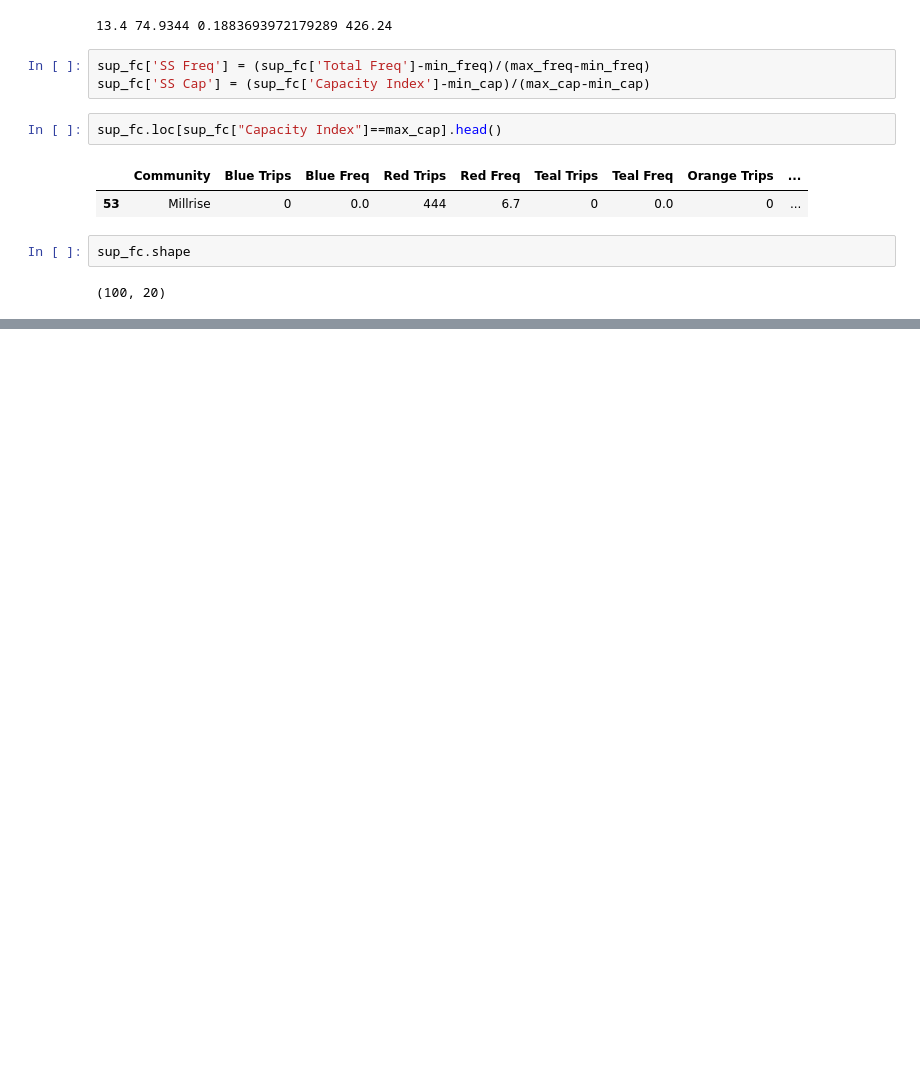
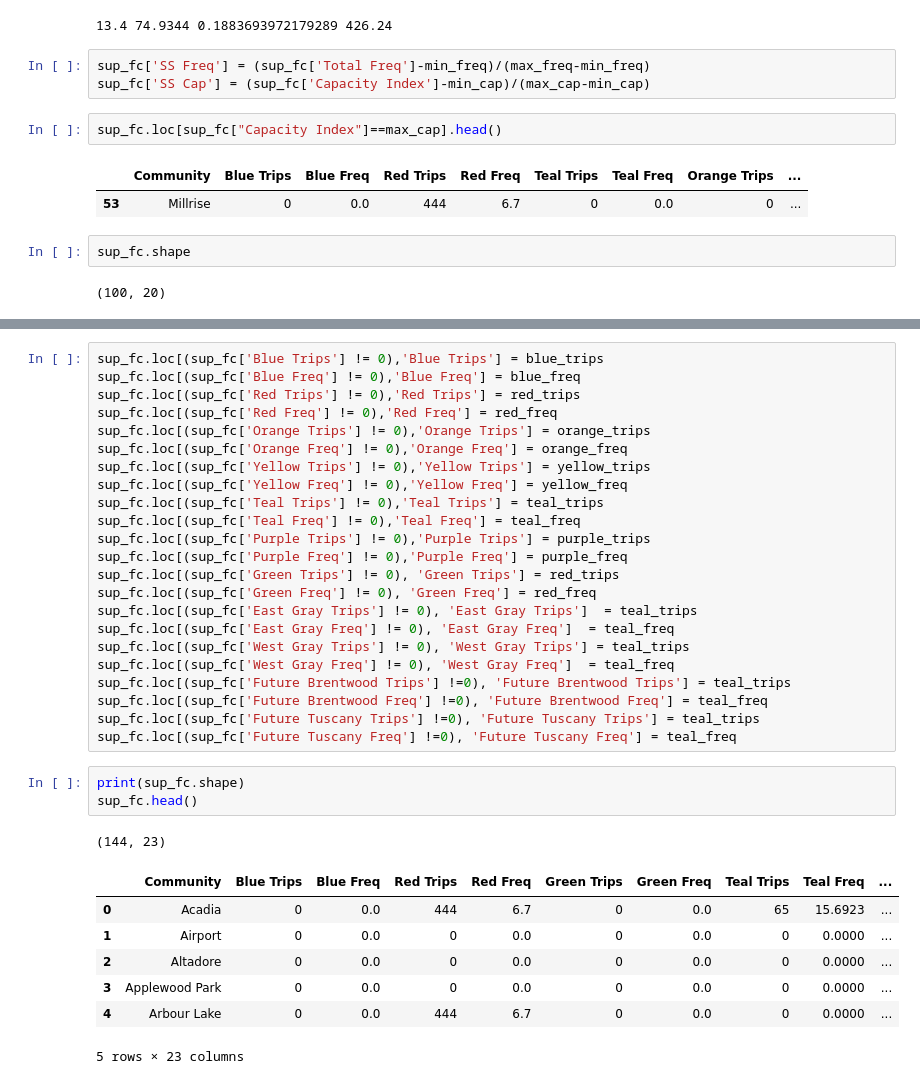
Before and after one commit to sulemanbasit/Calgary-Transit-Economic-Gap-Analysis, a Jupyter notebook: ctga.ipynb, the cells around one changed output, grey strips where cells are left out. Cells and saved outputs as stored; diff of their text form; blank space fills up the shorter version.

```diff
--- a/ctga.ipynb
+++ b/ctga.ipynb
@@ -438,0 +477,35 @@ sup_fc.shape
+# %%
+sup_fc.loc[(sup_fc['Blue Trips'] != 0),'Blue Trips'] = blue_trips
+sup_fc.loc[(sup_fc['Blue Freq'] != 0),'Blue Freq'] = blue_freq
+sup_fc.loc[(sup_fc['Red Trips'] != 0),'Red Trips'] = red_trips
+sup_fc.loc[(sup_fc['Red Freq'] != 0),'Red Freq'] = red_freq
+sup_fc.loc[(sup_fc['Orange Trips'] != 0),'Orange Trips'] = orange_trips
+sup_fc.loc[(sup_fc['Orange Freq'] != 0),'Orange Freq'] = orange_freq
+sup_fc.loc[(sup_fc['Yellow Trips'] != 0),'Yellow Trips'] = yellow_trips
+sup_fc.loc[(sup_fc['Yellow Freq'] != 0),'Yellow Freq'] = yellow_freq
+sup_fc.loc[(sup_fc['Teal Trips'] != 0),'Teal Trips'] = teal_trips
+sup_fc.loc[(sup_fc['Teal Freq'] != 0),'Teal Freq'] = teal_freq
+sup_fc.loc[(sup_fc['Purple Trips'] != 0),'Purple Trips'] = purple_trips
+sup_fc.loc[(sup_fc['Purple Freq'] != 0),'Purple Freq'] = purple_freq
+sup_fc.loc[(sup_fc['Green Trips'] != 0), 'Green Trips'] = red_trips
+sup_fc.loc[(sup_fc['Green Freq'] != 0), 'Green Freq'] = red_freq
+sup_fc.loc[(sup_fc['East Gray Trips'] != 0), 'East Gray Trips']  = teal_trips
+sup_fc.loc[(sup_fc['East Gray Freq'] != 0), 'East Gray Freq']  = teal_freq
+sup_fc.loc[(sup_fc['West Gray Trips'] != 0), 'West Gray Trips'] = teal_trips
+sup_fc.loc[(sup_fc['West Gray Freq'] != 0), 'West Gray Freq']  = teal_freq
+sup_fc.loc[(sup_fc['Future Brentwood Trips'] !=0), 'Future Brentwood Trips'] = teal_trips
+sup_fc.loc[(sup_fc['Future Brentwood Freq'] !=0), 'Future Brentwood Freq'] = teal_freq
+sup_fc.loc[(sup_fc['Future Tuscany Trips'] !=0), 'Future Tuscany Trips'] = teal_trips
+sup_fc.loc[(sup_fc['Future Tuscany Freq'] !=0), 'Future Tuscany Freq'] = teal_freq
+# %%
+print(sup_fc.shape)
+sup_fc.head()
+# %% [output]
+(144, 23)
+|  | Community | Blue Trips | Blue Freq | Red Trips | Red Freq | Green Trips | Green Freq | Teal Trips | Teal Freq | ... |
+| 0 | Acadia | 0 | 0.0 | 444 | 6.7 | 0 | 0.0 | 65 | 15.6923 | ... |
+| 1 | Airport | 0 | 0.0 | 0 | 0.0 | 0 | 0.0 | 0 | 0.0000 | ... |
+| 2 | Altadore | 0 | 0.0 | 0 | 0.0 | 0 | 0.0 | 0 | 0.0000 | ... |
+| 3 | Applewood Park | 0 | 0.0 | 0 | 0.0 | 0 | 0.0 | 0 | 0.0000 | ... |
+| 4 | Arbour Lake | 0 | 0.0 | 444 | 6.7 | 0 | 0.0 | 0 | 0.0000 | ... |
+5 rows × 23 columns
```
Also changed, not shown: parts of 22 cells of this notebook, 4 other files.
